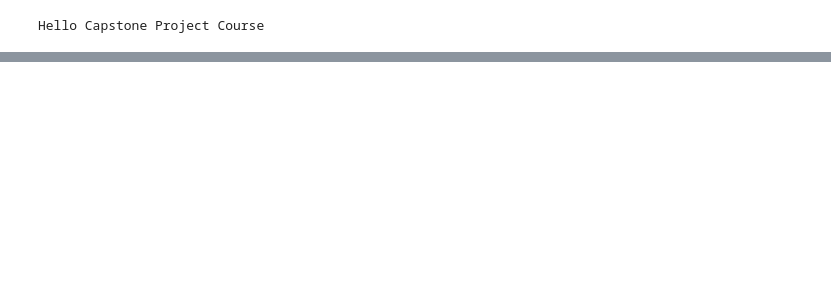
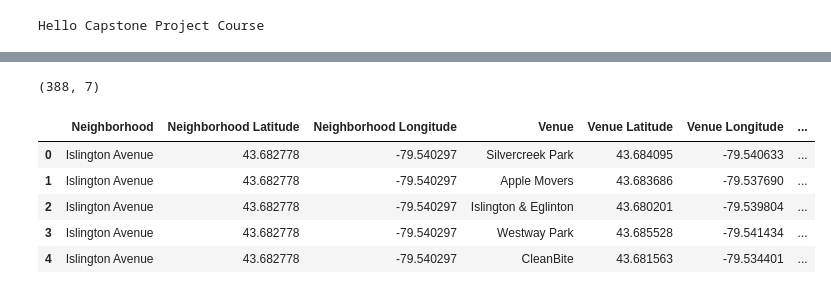
Before and after one commit to To-to-je/Coursera_Capstone, a Jupyter notebook: Capstone.ipynb, the cells around one changed output, grey strips where cells are left out. Saved outputs shown, nothing was run; the diff lists cells and outputs as text; code cells hidden in the pictures; blank space fills up the shorter version.

```diff
--- a/Capstone.ipynb
+++ b/Capstone.ipynb
@@ -11,0 +31,27 @@ Hello Capstone Project Course
+# %%
+url = 'https://en.wikipedia.org/wiki/List_of_postal_codes_of_Canada:_M'
+raw_data = requests.get(url).text
+soup = bs(raw_data, 'html5lib')
+# %%
+
+table_contents=[]
+table=soup.find('table')
+
+for row in table.findAll('td'):
+    cell = {}
+    if (row.span.text=='Not assigned'):
+        pass
+    else:
+        cell['PostalCode'] = row.p.text[:3]
+        cell['Borough'] = (row.span.text).split('(')[0]
+        cell['Neighborhood'] = (((((row.span.text).split('(')[1]).strip(')')).replace(' /',',')).replace(')',' ')).strip(' ')
+        table_contents.append(cell)
+
+df = pd.DataFrame(table_contents)
+df['Borough']=df['Borough'].replace({'Downtown TorontoStn A PO Boxes25 The Esplanade':'Downtown Toronto Stn A',
+                                             'East TorontoBusiness reply mail Processing Centre969 Eastern':'East Toronto Business',
+                                             'EtobicokeNorthwest':'Etobicoke Northwest','East YorkEast Toronto':'East York/East Toronto',
+                                             'MississaugaCanada Post Gateway Processing Centre':'Mississauga'})
+
+df.dropna(how = 'any', inplace = True)
+df.head()
@@ -11,0 +141,7 @@ Hello Capstone Project Course
+# %%
+# Creating final dataframe from dictionary with latitudes and longitudes
+
+final_data = pd.DataFrame(df_with_coord)
+final_data.drop('index', axis = 1, inplace = True)
+final_data.columns = ['Postal_Code', 'Borough', 'Neighborhood', 'Latitude', 'Longitude']
+final_data.head()
@@ -11,0 +179,3 @@ Hello Capstone Project Course
+# %%
+data_etobicoke = final_data[(final_data.Borough == 'Etobicoke')].reset_index(drop=True)
+data_etobicoke.head()
@@ -11,0 +234,13 @@ Hello Capstone Project Course
+# %%
+# Venues dataframe
+
+print(etobicoke_venues.shape)
+etobicoke_venues.head()
+# %% [output]
+(388, 7)
+|  | Neighborhood | Neighborhood Latitude | Neighborhood Longitude | Venue | Venue Latitude | Venue Longitude | ... |
+| 0 | Islington Avenue | 43.682778 | -79.540297 | Silvercreek Park | 43.684095 | -79.540633 | ... |
+| 1 | Islington Avenue | 43.682778 | -79.540297 | Apple Movers | 43.683686 | -79.537690 | ... |
+| 2 | Islington Avenue | 43.682778 | -79.540297 | Islington & Eglinton | 43.680201 | -79.539804 | ... |
+| 3 | Islington Avenue | 43.682778 | -79.540297 | Westway Park | 43.685528 | -79.541434 | ... |
+| 4 | Islington Avenue | 43.682778 | -79.540297 | CleanBite | 43.681563 | -79.534401 | ... |
```
Also changed, not shown: parts of 41 cells of this notebook.
